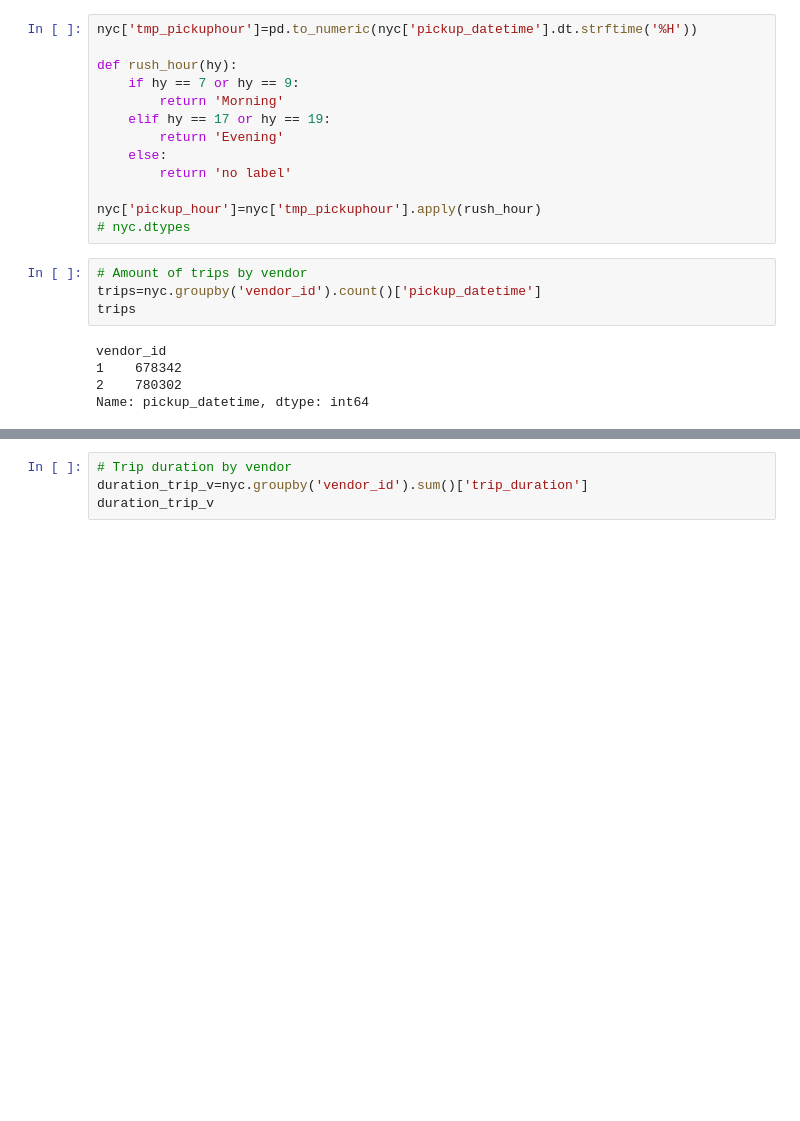
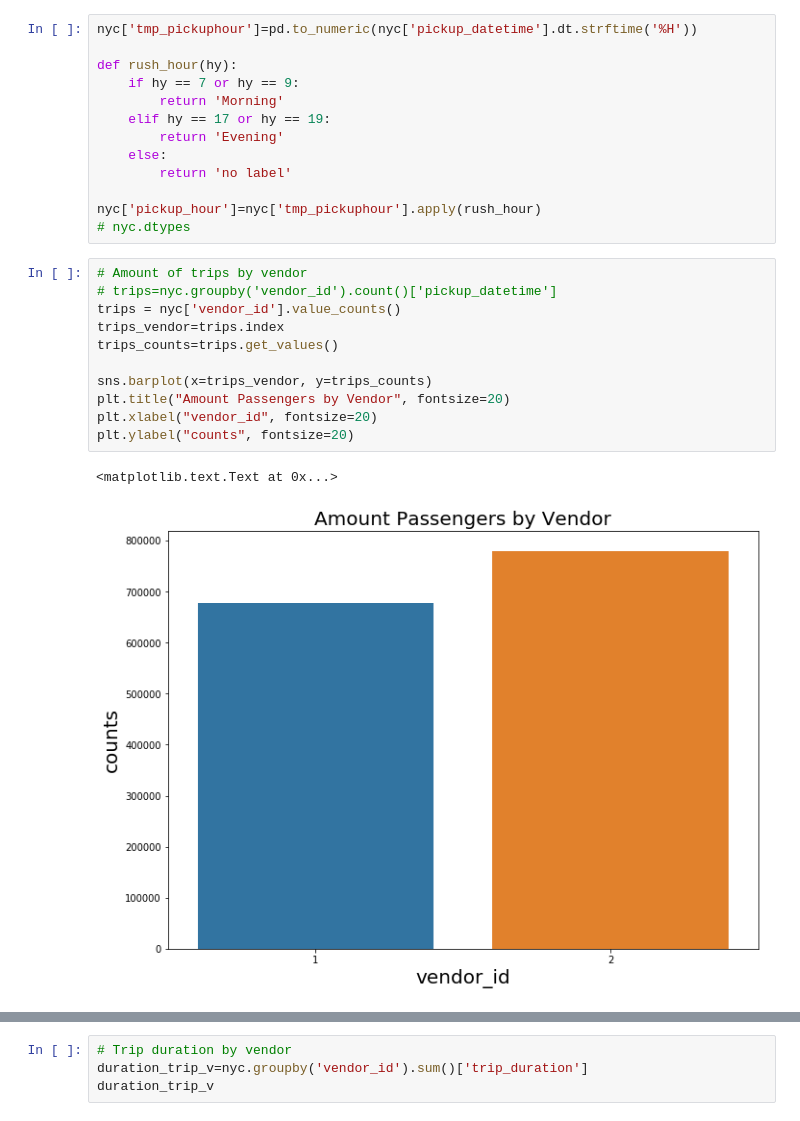
Before and after one commit to ibnvakbar/NYC, a Jupyter notebook: nyc_taxi.ipynb, the cells around one changed output, grey strips where cells are left out. Saved outputs shown, nothing was run; the diff lists cells and outputs as text; blank space fills up the shorter version.

Commit message:
Add visualization

```diff
--- a/nyc_taxi.ipynb
+++ b/nyc_taxi.ipynb
@@ -126,15 +130,20 @@ def rush_hour(hy):
 
 nyc['pickup_hour']=nyc['tmp_pickuphour'].apply(rush_hour)
 # nyc.dtypes
-# %%
-# Amount of trips by vendor
-trips=nyc.groupby('vendor_id').count()['pickup_datetime']
-trips
-# %% [output]
-vendor_id
-1    678342
-2    780302
-Name: pickup_datetime, dtype: int64
+# %%
+# Amount of trips by vendor
+# trips=nyc.groupby('vendor_id').count()['pickup_datetime']
+trips = nyc['vendor_id'].value_counts()
+trips_vendor=trips.index
+trips_counts=trips.get_values()
+
+sns.barplot(x=trips_vendor, y=trips_counts)
+plt.title("Amount Passengers by Vendor", fontsize=20)
+plt.xlabel("vendor_id", fontsize=20)
+plt.ylabel("counts", fontsize=20)
+# %% [output]
+<matplotlib.text.Text at 0x...>
+[figure, added]
 # %%
 # Amount of trips per day
 trips_day=nyc.groupby(nyc['pickup_datetime'].dt.date).count()['vendor_id']
```
Also changed, not shown: parts of 11 cells of this notebook.
